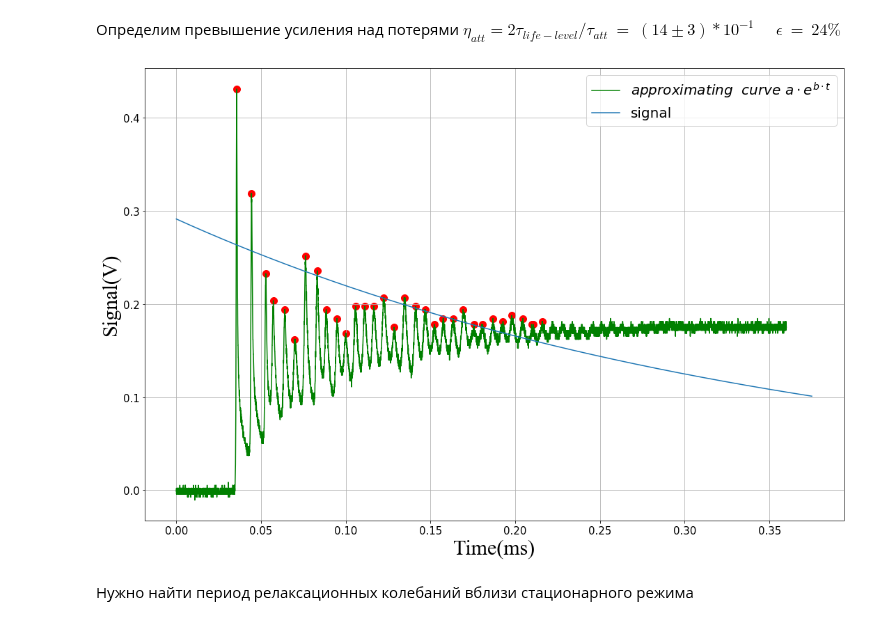
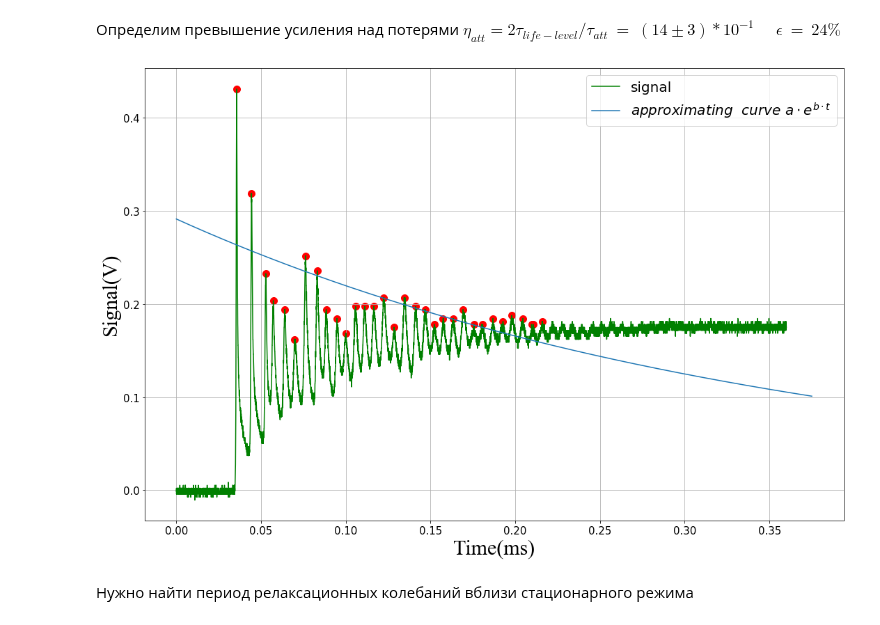
Before and after one commit to starosta39/laboratory_work, a Jupyter notebook: neodymium_laser/Neodymium_laser.ipynb, the cells around one changed output. Drawn from its saved outputs; the diff is of its cells as text; code cells hidden in the pictures.

```diff
--- a/neodymium_laser/Neodymium_laser.ipynb
+++ b/neodymium_laser/Neodymium_laser.ipynb
@@ -154,20 +154,20 @@ right_range = 9000
 # %%
 #первичный график
 fig = plt.figure(figsize=(15, 10))
 ax = fig.add_subplot(1,1,1)
 ax.set_xlabel('Time(ms)',{'fontname':'Times New Roman'},fontweight='light',color='k', fontsize=30)
 ax.set_ylabel("Signal(V)",{'fontname':'Times New Roman'},fontweight='light',color='k', fontsize=30)
-ax.plot(time_relax[:right_range]*time_coef,  signal_relax[:right_range], c = 'g',label = "$approximating~~curve~a\cdot e^{b\cdot t}$")
-ax.plot(approx_relax_time[:right_range]*time_coef, c*np.exp(d*approx_relax_time)[:right_range], label = "signal")
+ax.plot(time_relax[:right_range]*time_coef,  signal_relax[:right_range], c = 'g',label = "signal")
+ax.plot(approx_relax_time[:right_range]*time_coef, c*np.exp(d*approx_relax_time)[:right_range], label = "$approximating~~curve~a\cdot e^{b\cdot t}$")
 for i in range(len(max_ind_relax)):
     ax.scatter(max_time_relax[i]*time_coef, max_signal_relax[i],color='red', s=100, marker='o'  )
 ax.legend(fontsize=20)
 plt.tight_layout()
 plt.tick_params(axis='both', which='major', labelsize=15)
 ax.grid()
 plt.savefig(save_path + "\\" + "full_graph_life_oor.jpg")
 # %% [output]
-[figure, old version]
+[figure, new version]
 # %% [markdown]
 Нужно найти период релаксационных колебаний вблизи стационарного режима
 # %%
```
Also changed, not shown: parts of 1 cell of this notebook, 2 other files.
